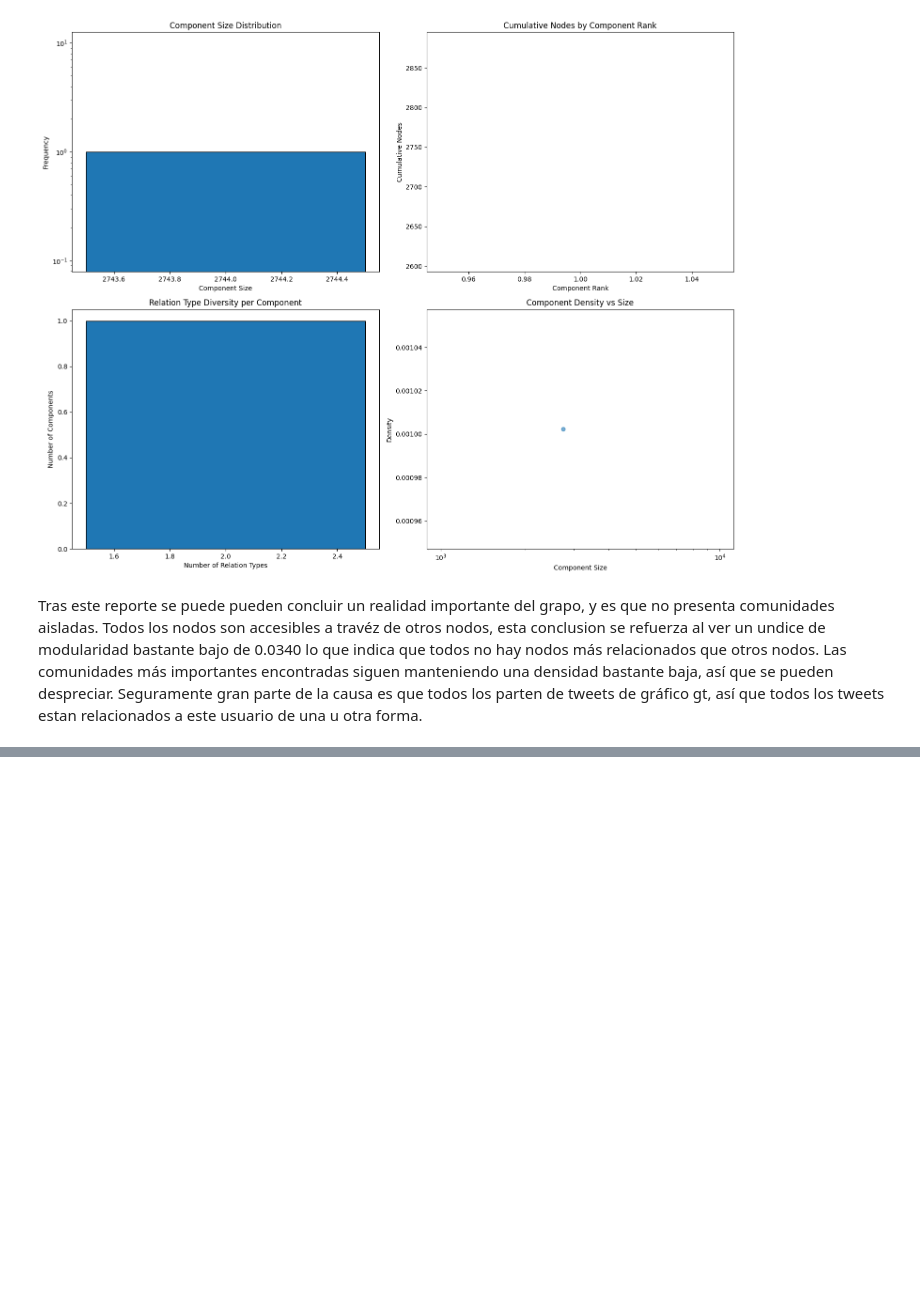
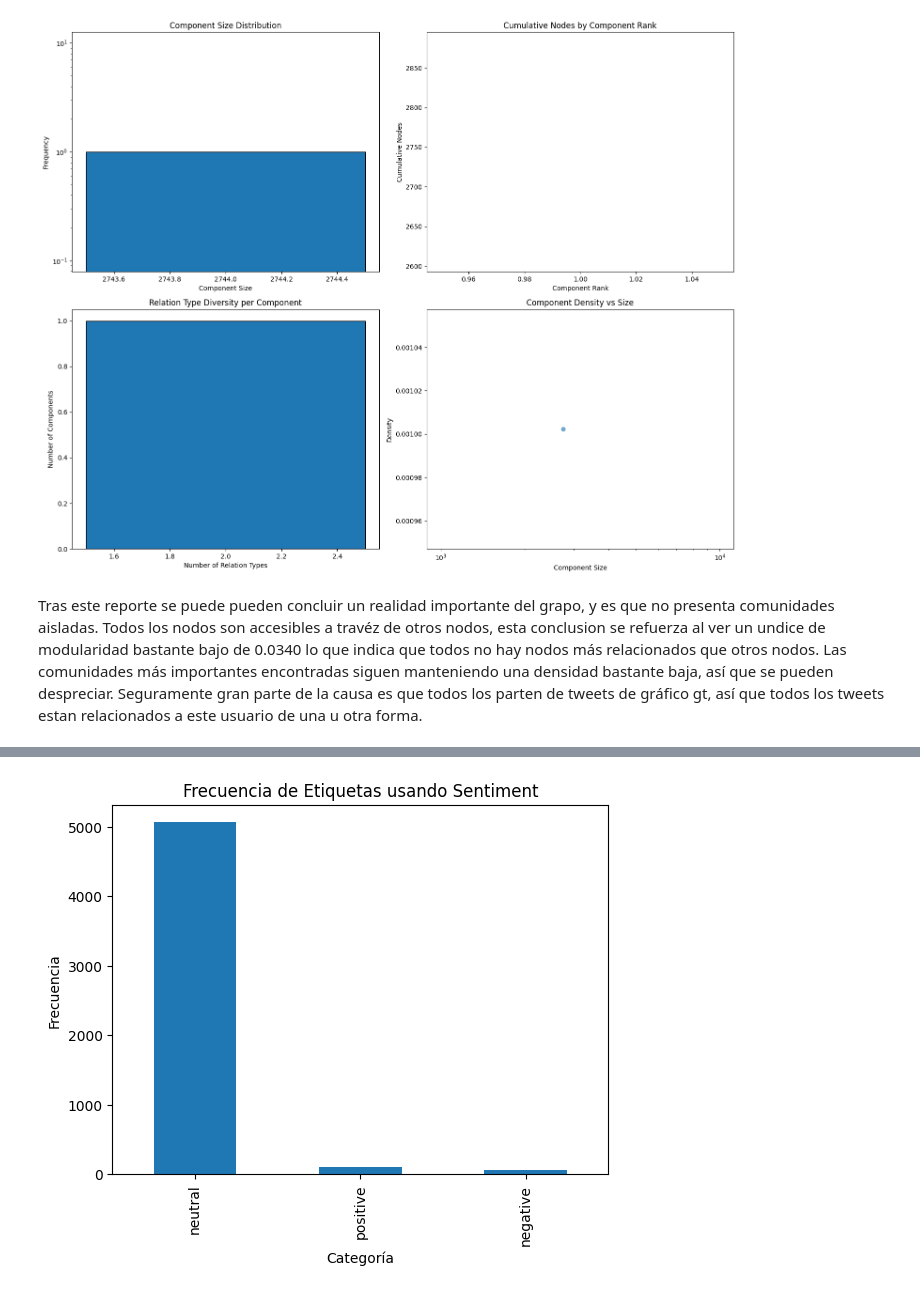
Before and after one commit to Gerax5/DS-lab6, a Jupyter notebook: report.ipynb, the cells around one changed output, grey strips where cells are left out. Cells and saved outputs as stored; diff of their text form; code cells hidden in the pictures; blank space fills up the shorter version.

```diff
--- a/report.ipynb
+++ b/report.ipynb
@@ -689,0 +722,4 @@ Tras este reporte se puede pueden concluir un realidad importante del grapo, y e
+# %%
+# Perform sentiment analysis
+df_with_sentiment = analyzer.analyze_sentiment_textblob()
+df_with_sentiment = analyzer.analyze_sentiment_vader()
@@ -689,0 +776,12 @@ Tras este reporte se puede pueden concluir un realidad importante del grapo, y e
+# %%
+# Frequency counts
+counts = df_with_sentiment["sentiment_label"].value_counts()
+
+# Plot
+counts.plot(kind="bar")
+plt.xlabel("Categoría")
+plt.ylabel("Frecuencia")
+plt.title("Frecuencia de Etiquetas usando Sentiment")
+plt.show()
+# %% [output]
+[figure, added]
```
Also changed, not shown: parts of 13 cells of this notebook, 1 other file.
